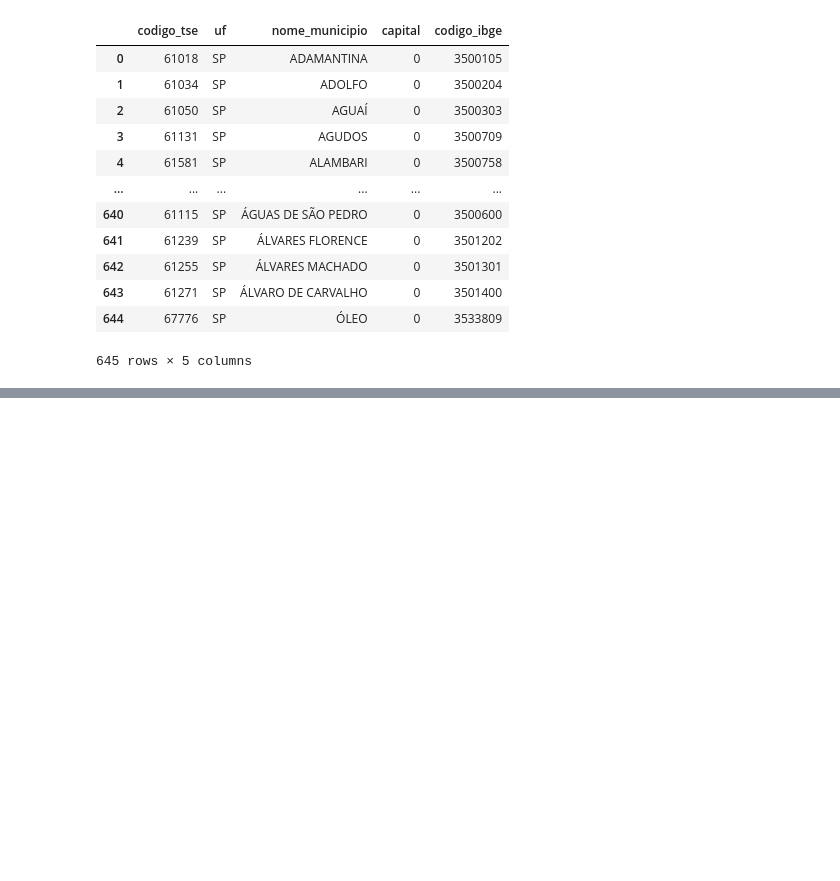
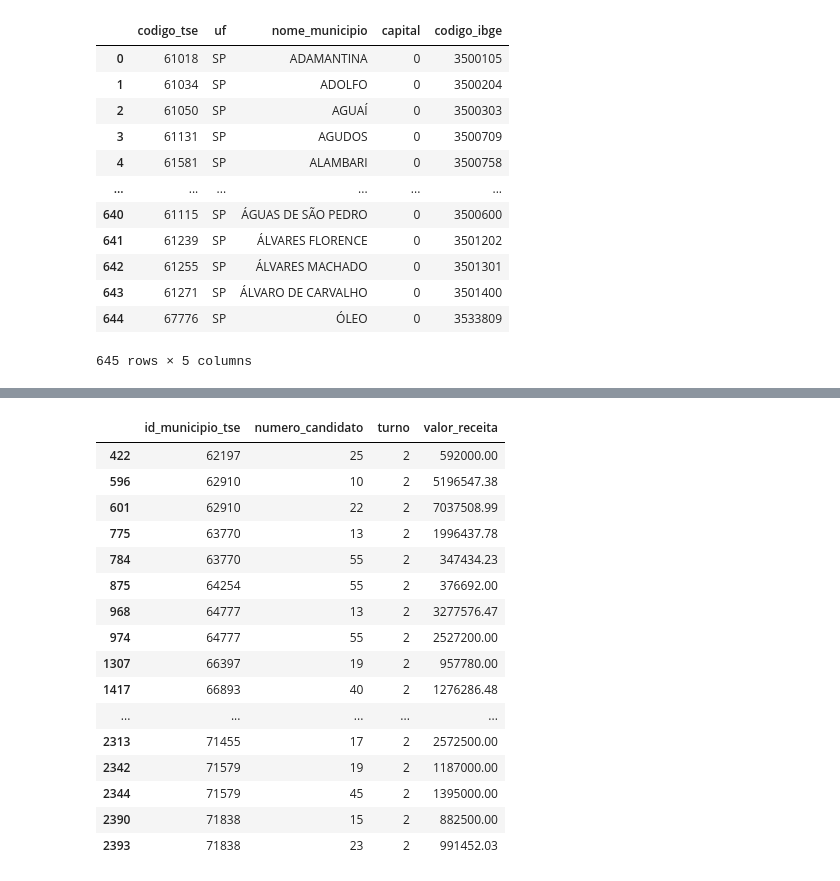
Before and after one commit to raphaelhenriquecalves/projeto-votos-e-investimento---ALFORRIAH, a Jupyter notebook: Projeto Candidato x Investimento - Dados SP.ipynb, the cells around one changed output, grey strips where cells are left out. Drawn from its saved outputs; the diff is of its cells as text; code cells hidden in the pictures; blank space fills up the shorter version.

```diff
--- a/Projeto Candidato x Investimento - Dados SP.ipynb
+++ b/Projeto Candidato x Investimento - Dados SP.ipynb
@@ -244,0 +353,21 @@ selecao_prefeitos_resultados_candidatos_SP.shape
+# %%
+# verificando os orçamentos no segundo turno
+selecao_prefeitos_receitas_turnos_candidatos_SP.query('turno == 2')
+# %% [output]
+|  | id_municipio_tse | numero_candidato | turno | valor_receita |
+| 422 | 62197 | 25 | 2 | 592000.00 |
+| 596 | 62910 | 10 | 2 | 5196547.38 |
+| 601 | 62910 | 22 | 2 | 7037508.99 |
+| 775 | 63770 | 13 | 2 | 1996437.78 |
+| 784 | 63770 | 55 | 2 | 347434.23 |
+| 875 | 64254 | 55 | 2 | 376692.00 |
+| 968 | 64777 | 13 | 2 | 3277576.47 |
+| 974 | 64777 | 55 | 2 | 2527200.00 |
+| 1307 | 66397 | 19 | 2 | 957780.00 |
+| 1417 | 66893 | 40 | 2 | 1276286.48 |
+| ... | ... | ... | ... | ... |
+| 2313 | 71455 | 17 | 2 | 2572500.00 |
+| 2342 | 71579 | 19 | 2 | 1187000.00 |
+| 2344 | 71579 | 45 | 2 | 1395000.00 |
+| 2390 | 71838 | 15 | 2 | 882500.00 |
+| 2393 | 71838 | 23 | 2 | 991452.03 |
```
Also changed, not shown: parts of 44 cells of this notebook.
